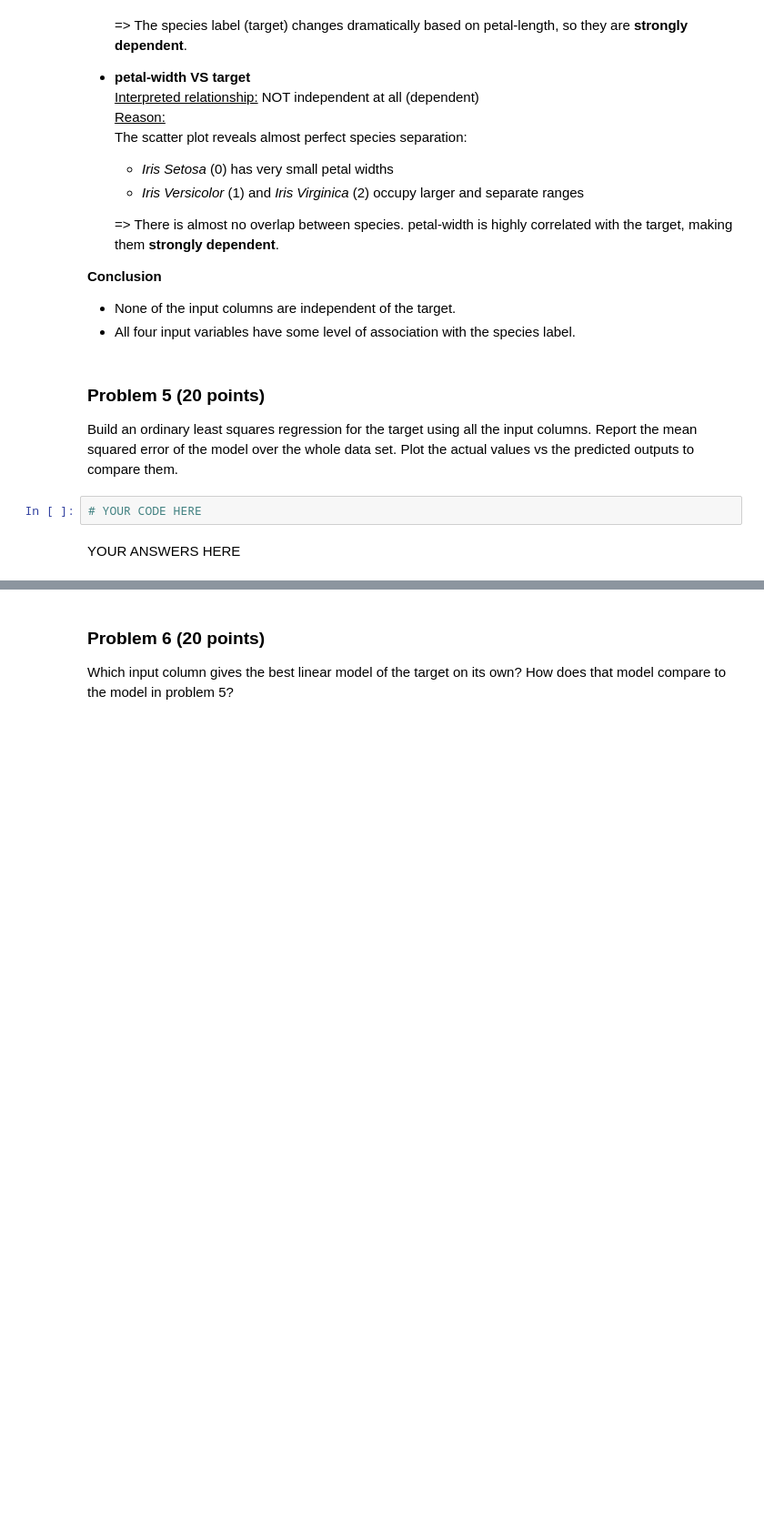
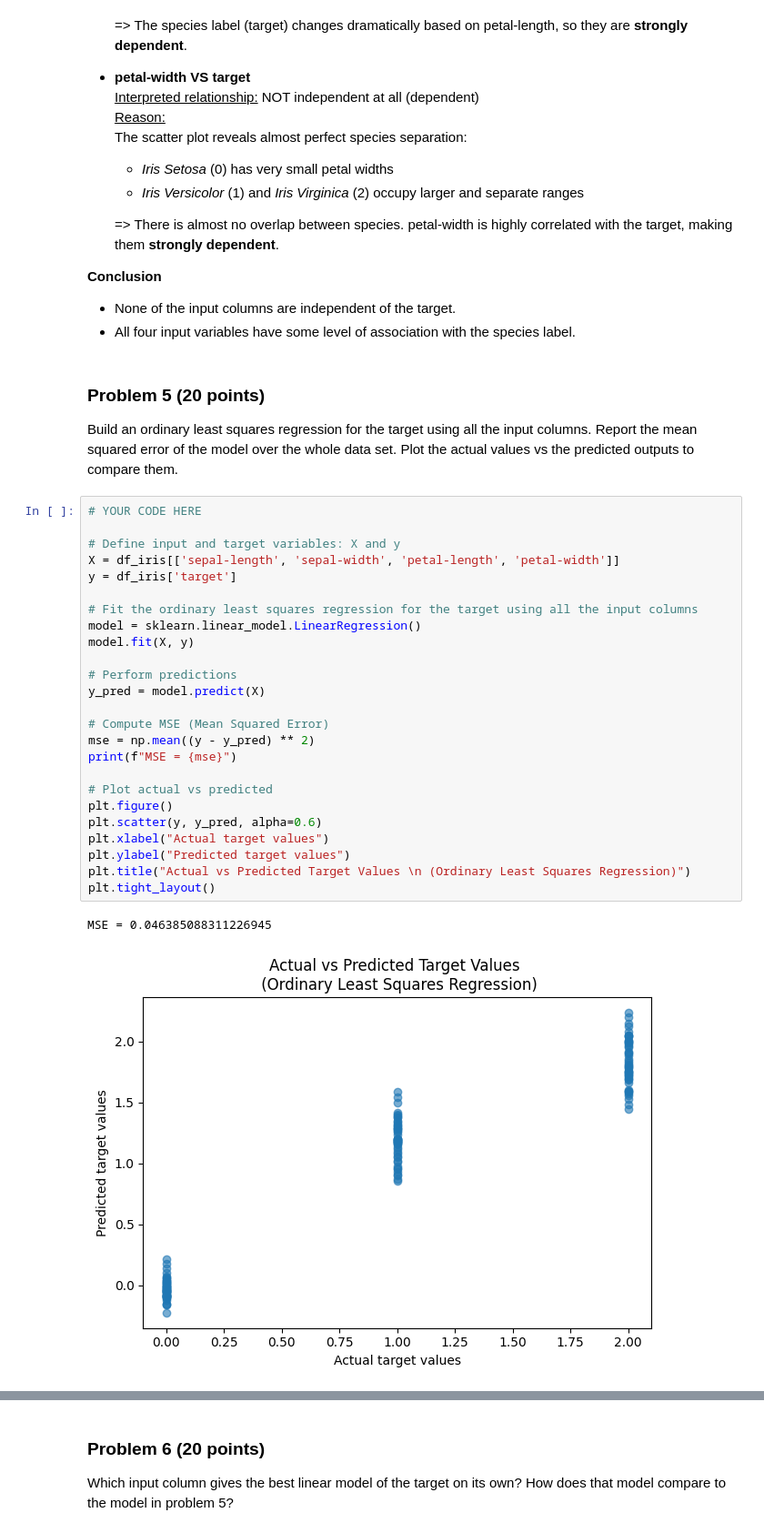
Before and after one commit to jasser-dh/dx601-final-project, a Jupyter notebook: project.ipynb, the cells around one changed output, grey strips where cells are left out. Shown: that part at 91% size. Saved outputs shown, nothing was run; the diff lists cells and outputs as text; blank space fills up the shorter version.

```diff
--- a/project.ipynb
+++ b/project.ipynb
@@ -329,7 +329,31 @@ The scatter plot reveals almost perfect species separation:
 Build an ordinary least squares regression for the target using all the input columns.
 Report the mean squared error of the model over the whole data set.
 Plot the actual values vs the predicted outputs to compare them.
-# %%
-# YOUR CODE HERE
-# %% [markdown]
-YOUR ANSWERS HERE
+# %%
+# YOUR CODE HERE
+
+# Define input and target variables: X and y
+X = df_iris[['sepal-length', 'sepal-width', 'petal-length', 'petal-width']]
+y = df_iris['target']
+
+# Fit the ordinary least squares regression for the target using all the input columns
+model = sklearn.linear_model.LinearRegression()
+model.fit(X, y)
+
+# Perform predictions
+y_pred = model.predict(X)
+
+# Compute MSE (Mean Squared Error)
+mse = np.mean((y - y_pred) ** 2)
+print(f"MSE = {mse}")
+
+# Plot actual vs predicted
+plt.figure()
+plt.scatter(y, y_pred, alpha=0.6)
+plt.xlabel("Actual target values")
+plt.ylabel("Predicted target values")
+plt.title("Actual vs Predicted Target Values \n (Ordinary Least Squares Regression)")
+plt.tight_layout()
+# %% [output]
+MSE = 0.046385088311226945
+[figure, added]
```
Also changed, not shown: parts of 2 cells of this notebook.
